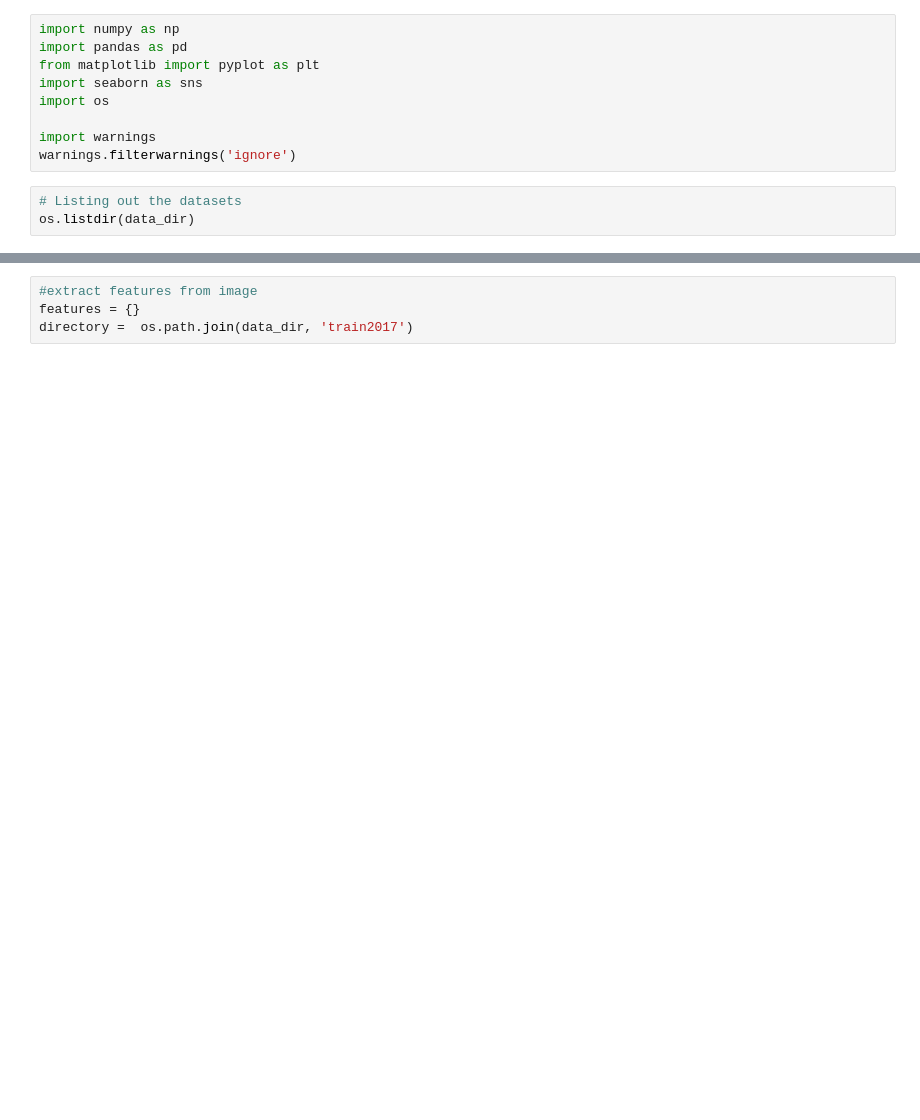
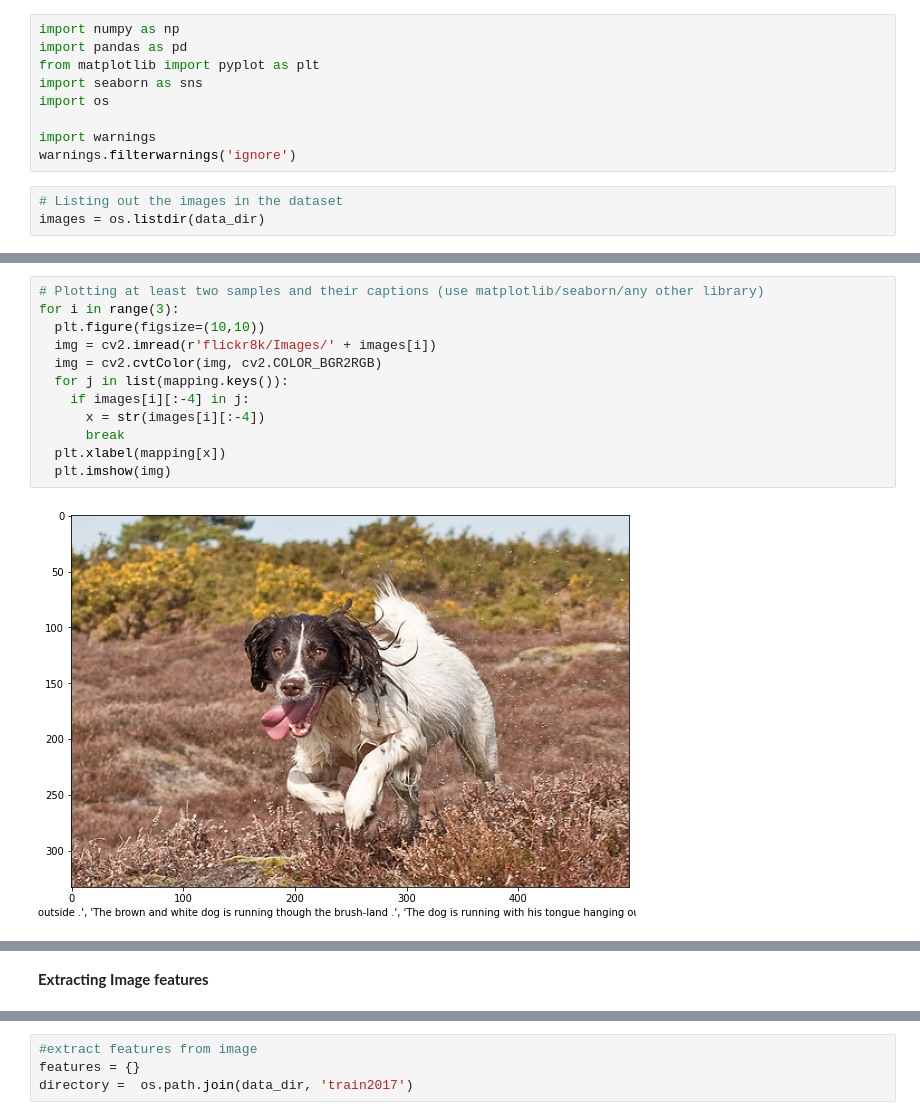
Before and after one commit to nipun1992/Image-captioning, a Jupyter notebook: Deep_Learning_Assignment.ipynb, the cells around one changed output, grey strips where cells are left out. Saved outputs shown, nothing was run; the diff lists cells and outputs as text; blank space fills up the shorter version.

```diff
--- a/Deep_Learning_Assignment.ipynb
+++ b/Deep_Learning_Assignment.ipynb
@@ -48,5 +61,5 @@ import os
 import warnings
 warnings.filterwarnings('ignore')
 # %%
-# Listing out the datasets
-os.listdir(data_dir)
+# Listing out the images in the dataset
+images = os.listdir(data_dir)
@@ -116,0 +119,14 @@ None
+# %%
+# Plotting at least two samples and their captions (use matplotlib/seaborn/any other library)
+for i in range(3):
+  plt.figure(figsize=(10,10))
+  img = cv2.imread(r'flickr8k/Images/' + images[i])
+  img = cv2.cvtColor(img, cv2.COLOR_BGR2RGB)
+  for j in list(mapping.keys()):
+    if images[i][:-4] in j:
+      x = str(images[i][:-4])
+      break
+  plt.xlabel(mapping[x])
+  plt.imshow(img)
+# %% [output]
+[figure, added]
@@ -116,0 +135,2 @@ None
+# %% [markdown]
+**Extracting Image features**
```
Also changed, not shown: parts of 45 cells of this notebook, 1 other file.
